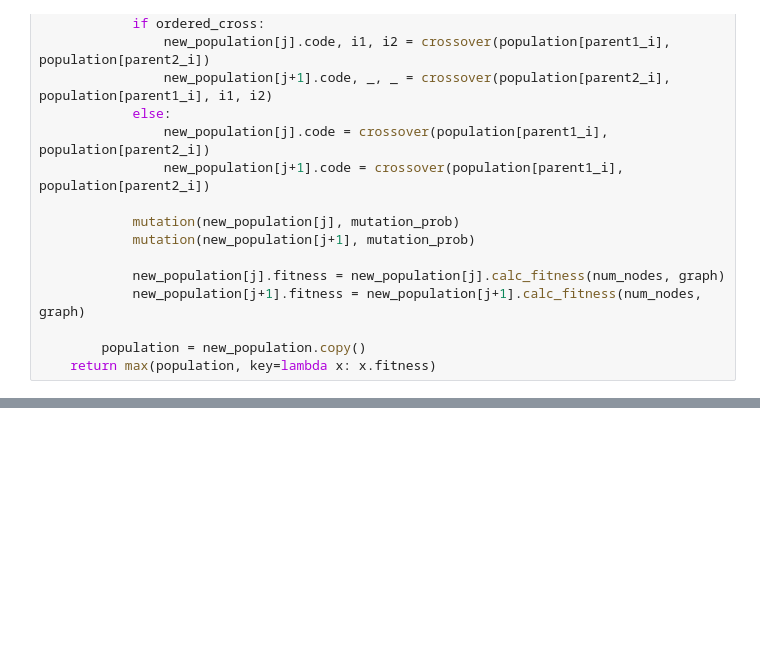
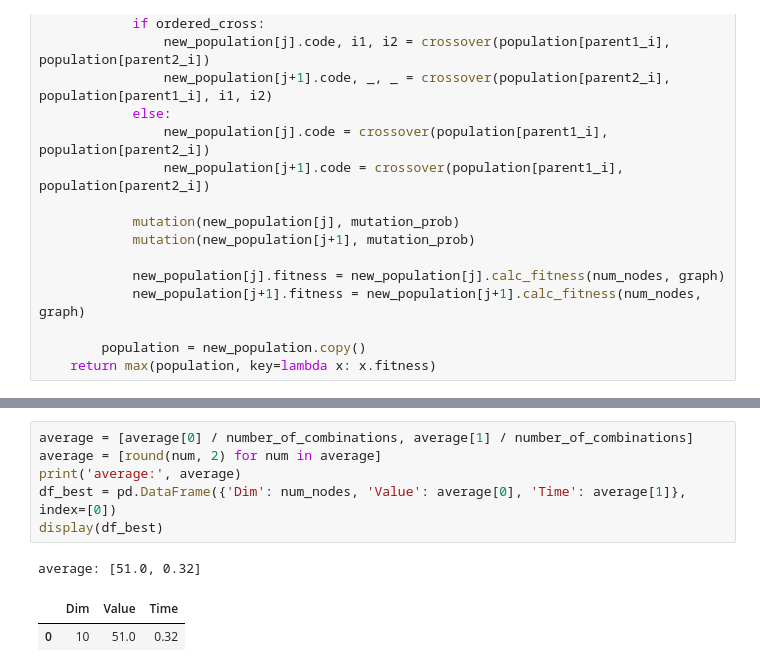
Before and after one commit to JohnMcCodeman5/classified_ri, a Jupyter notebook: genetic_algorithms.ipynb, the cells around one changed output, grey strips where cells are left out. Cells and saved outputs as stored; diff of their text form; blank space fills up the shorter version.

```diff
--- a/genetic_algorithms.ipynb
+++ b/genetic_algorithms.ipynb
@@ -253,0 +326,10 @@ rank_selection_linear_ranking ordered_crossover mutation_scramble  :  [10, 5, 12
+# %%
+average = [average[0] / number_of_combinations, average[1] / number_of_combinations]
+average = [round(num, 2) for num in average]
+print('average:', average)
+df_best = pd.DataFrame({'Dim': num_nodes, 'Value': average[0], 'Time': average[1]}, index=[0])
+display(df_best)
+# %% [output]
+average: [51.0, 0.32]
+|  | Dim | Value | Time |
+| 0 | 10 | 51.0 | 0.32 |
```
Also changed, not shown: parts of 5 cells of this notebook, 21 other files.
